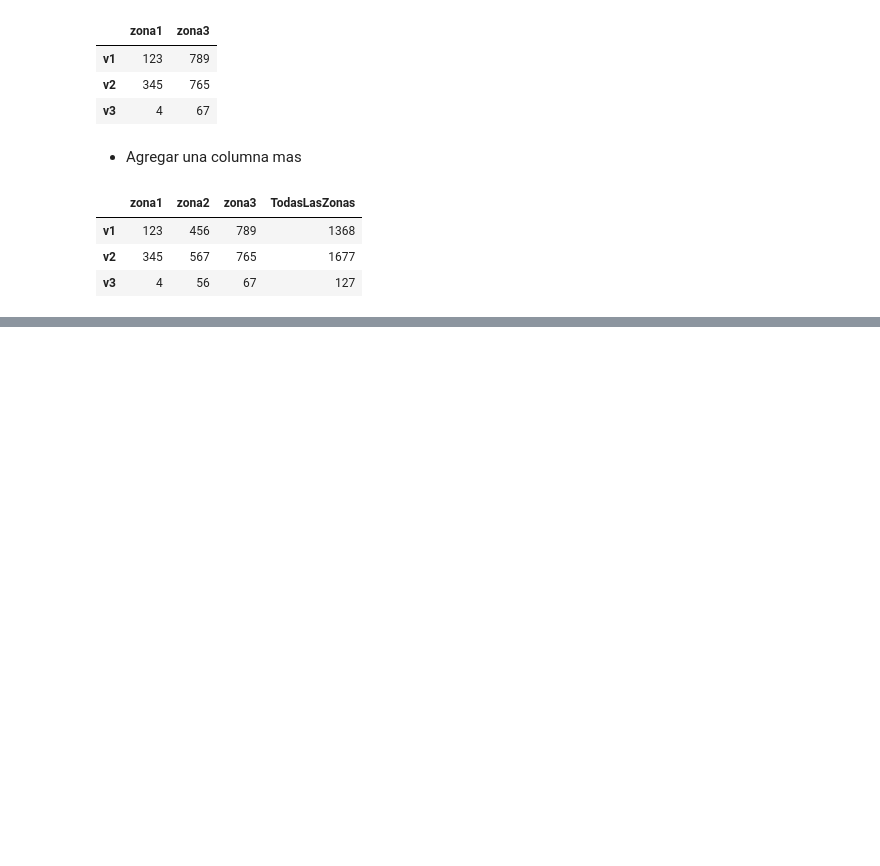
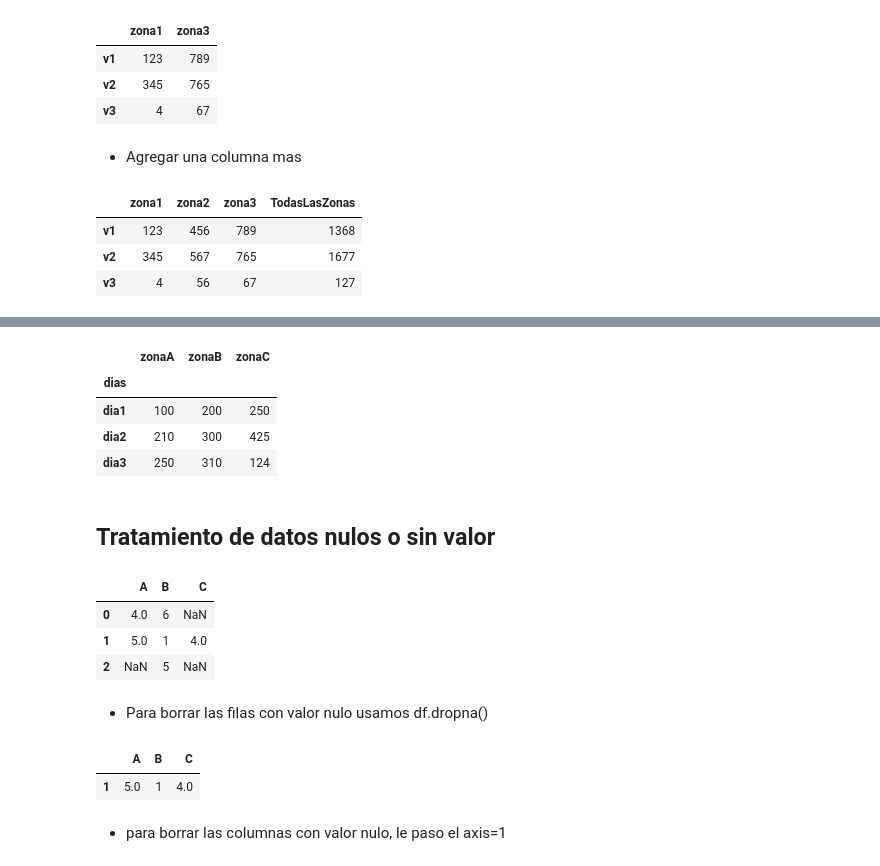
Before and after one commit to jsdiaz219/ML-Course, a Jupyter notebook: Pandas/Pandas.ipynb, the cells around one changed output, grey strips where cells are left out. Saved outputs shown, nothing was run; the diff lists cells and outputs as text; code cells hidden in the pictures; blank space fills up the shorter version.

```diff
--- a/Pandas/Pandas.ipynb
+++ b/Pandas/Pandas.ipynb
@@ -143,0 +270,35 @@ df
+# %%
+df.set_index('dias', inplace=True)
+# %%
+df
+# %% [output]
+|  | zonaA | zonaB | zonaC |
+| dias |  |  |  |
+| dia1 | 100 | 200 | 250 |
+| dia2 | 210 | 300 | 425 |
+| dia3 | 250 | 310 | 124 |
+# %% [markdown]
+## Tratamiento de datos nulos o sin valor
+# %%
+diccionario = {
+    'A': [4, 5, np.nan],
+    'B': [6, 1, 5],
+    'C': [np.nan, 4, np.nan]
+}
+
+df = pd.DataFrame(diccionario)
+df
+# %% [output]
+|  | A | B | C |
+| 0 | 4.0 | 6 | NaN |
+| 1 | 5.0 | 1 | 4.0 |
+| 2 | NaN | 5 | NaN |
+# %% [markdown]
+* Para borrar las filas con valor nulo usamos df.dropna()
+# %%
+df.dropna()
+# %% [output]
+|  | A | B | C |
+| 1 | 5.0 | 1 | 4.0 |
+# %% [markdown]
+* para borrar las columnas con valor nulo, le paso el axis=1
```
Also changed, not shown: parts of 38 cells of this notebook.
